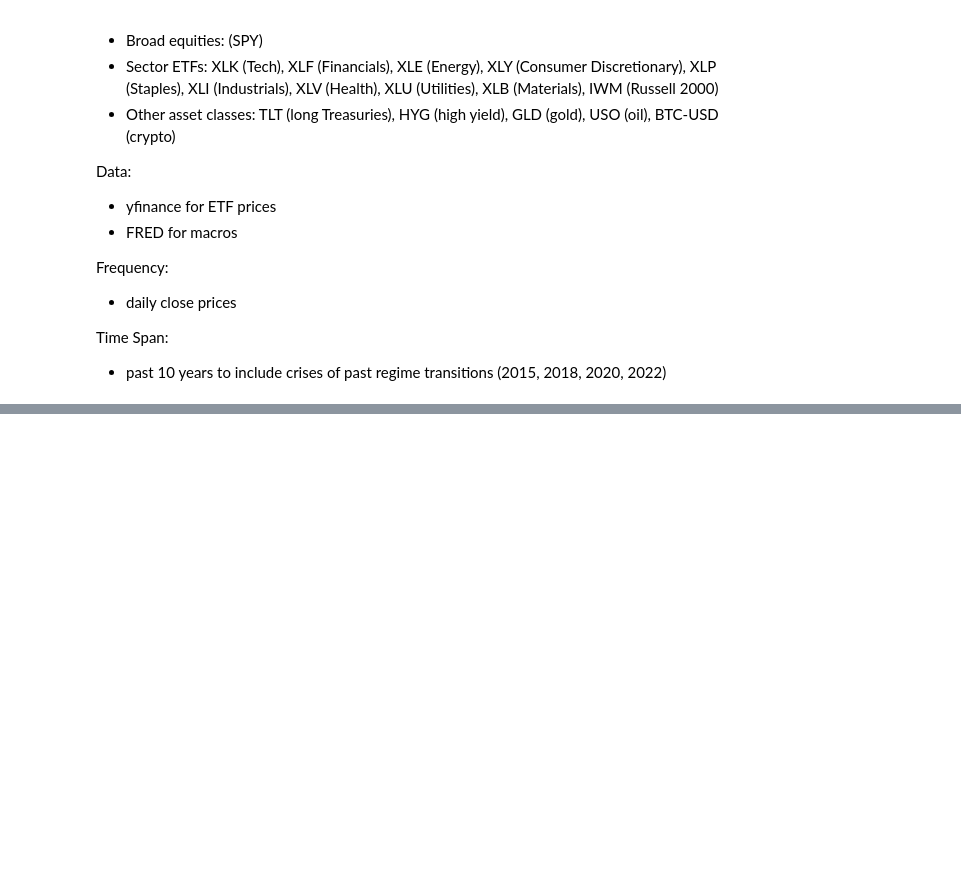
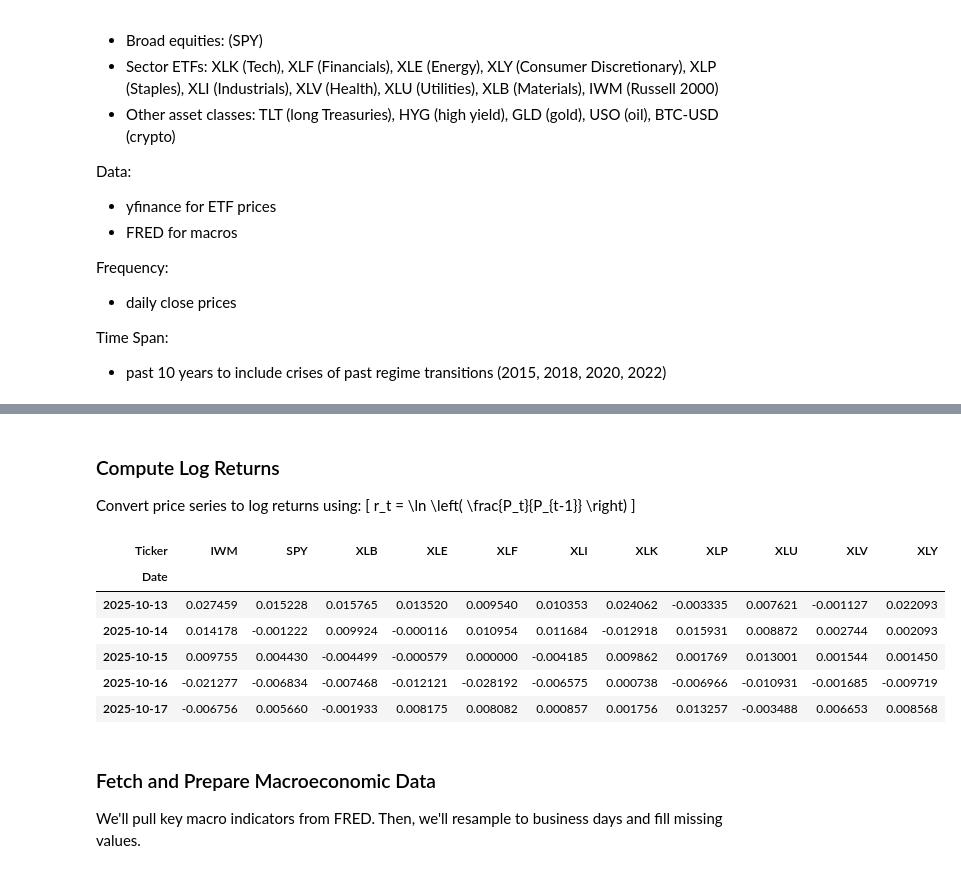
Before and after one commit to SachiGoel27/RegimeDector, a Jupyter notebook: RegimeDector.ipynb, the cells around one changed output, grey strips where cells are left out. Cells and saved outputs as stored; diff of their text form; code cells hidden in the pictures; blank space fills up the shorter version.

```diff
--- a/RegimeDector.ipynb
+++ b/RegimeDector.ipynb
@@ -52,3 +74,23 @@ etf_returns = etf_data.pct_change().dropna()
+# %% [markdown]
+### Compute Log Returns
+Convert price series to log returns using:
+\[
+r_t = \ln \left( \frac{P_t}{P_{t-1}} \right)
+\]
+# %%
+etf_returns = np.log(etf_data / etf_data.shift(1)).dropna()
+etf_returns.tail()
+# %% [output]
+| Ticker | IWM | SPY | XLB | XLE | XLF | XLI | XLK | XLP | XLU | XLV | XLY |
+| Date |  |  |  |  |  |  |  |  |  |  |  |
+| 2025-10-13 | 0.027459 | 0.015228 | 0.015765 | 0.013520 | 0.009540 | 0.010353 | 0.024062 | -0.003335 | 0.007621 | -0.001127 | 0.022093 |
+| 2025-10-14 | 0.014178 | -0.001222 | 0.009924 | -0.000116 | 0.010954 | 0.011684 | -0.012918 | 0.015931 | 0.008872 | 0.002744 | 0.002093 |
+| 2025-10-15 | 0.009755 | 0.004430 | -0.004499 | -0.000579 | 0.000000 | -0.004185 | 0.009862 | 0.001769 | 0.013001 | 0.001544 | 0.001450 |
+| 2025-10-16 | -0.021277 | -0.006834 | -0.007468 | -0.012121 | -0.028192 | -0.006575 | 0.000738 | -0.006966 | -0.010931 | -0.001685 | -0.009719 |
+| 2025-10-17 | -0.006756 | 0.005660 | -0.001933 | 0.008175 | 0.008082 | 0.000857 | 0.001756 | 0.013257 | -0.003488 | 0.006653 | 0.008568 |
+# %% [markdown]
+### Fetch and Prepare Macroeconomic Data
+We'll pull key macro indicators from FRED. Then, we'll resample to business days and fill missing values.
 # %%
 macro_series = {
     "DGS10": "10Y_Treasury_Yield",
```
Also changed, not shown: parts of 16 cells of this notebook, 1 other file.
